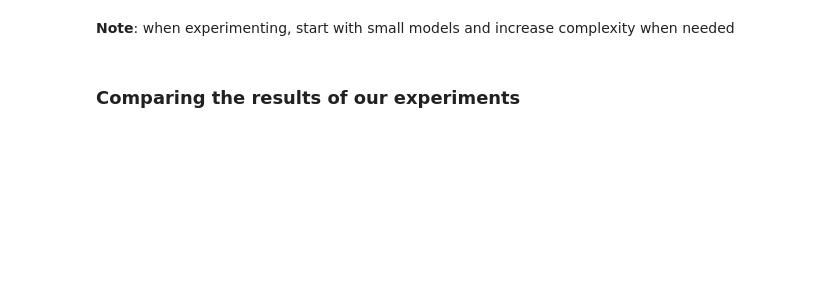
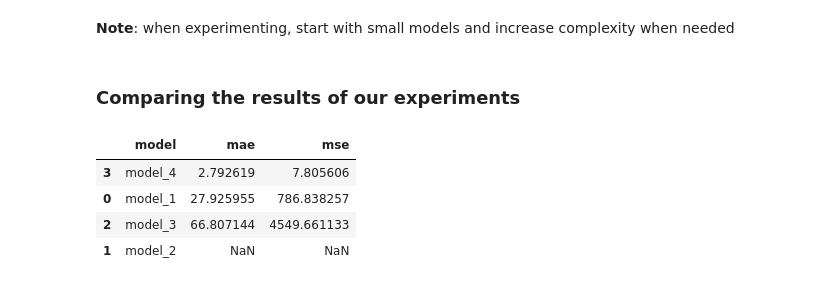
Before and after one commit to pkro/tensorflow_cert_training, a Jupyter notebook: colab_notebooks/test_01_neural_network_regression_with_tensorflow.ipynb, the cells around one changed output. Cells and saved outputs as stored; diff of their text form; code cells hidden in the pictures; blank space fills up the shorter version.

```diff
--- a/colab_notebooks/test_01_neural_network_regression_with_tensorflow.ipynb
+++ b/colab_notebooks/test_01_neural_network_regression_with_tensorflow.ipynb
@@ -755,3 +780,21 @@ Lower learning rate
 **Note**: when experimenting, start with small models and increase complexity when needed
 # %% [markdown]
 ### Comparing the results of our experiments
+# %%
+# Compare results using a pandas DataFrame
+import pandas as pd
+
+model_results = [["model_1", mae_1.numpy(), mse_1.numpy()],
+                 ["model_2", mae_2.numpy(), mse_2.numpy()],
+                 ["model_3", mae_3.numpy(), mse_3.numpy()],
+                 ["model_4", mae_4.numpy(), mse_4.numpy()]
+                 ]
+
+all_results = pd.DataFrame(model_results, columns=["model", "mae", "mse"])
+all_results.sort_values(by="mae")
+# %% [output]
+|  | model | mae | mse |
+| 3 | model_4 | 2.792619 | 7.805606 |
+| 0 | model_1 | 27.925955 | 786.838257 |
+| 2 | model_3 | 66.807144 | 4549.661133 |
+| 1 | model_2 | NaN | NaN |
```
Also changed, not shown: parts of 15 cells of this notebook.
